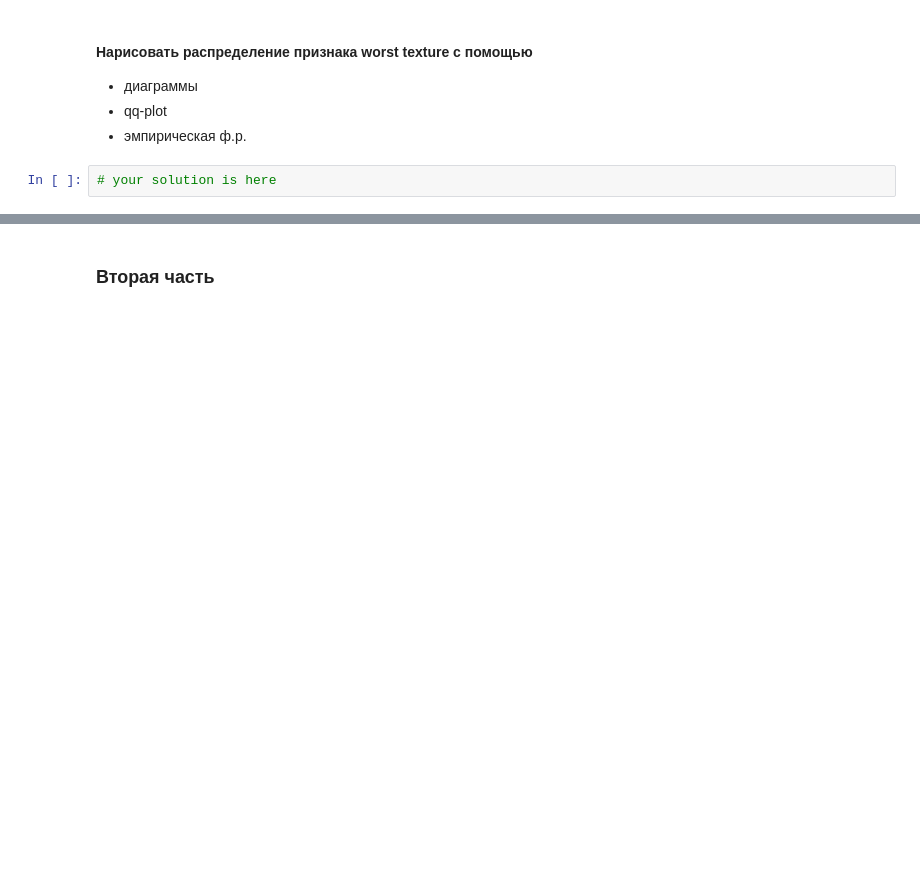
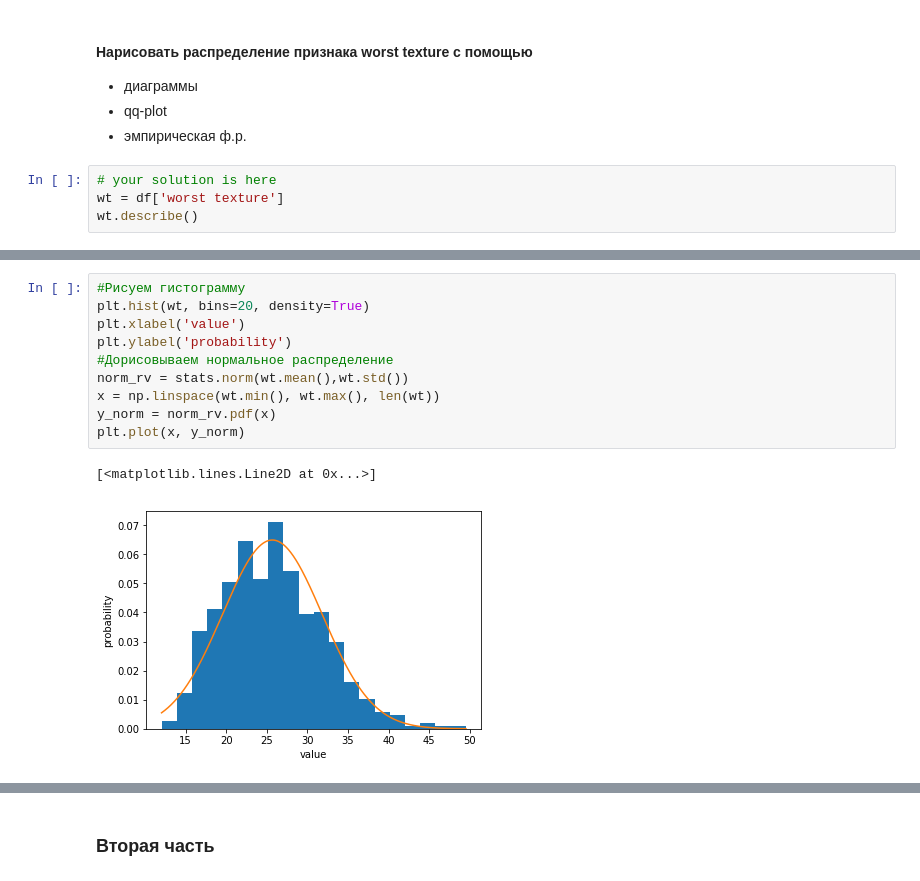
Before and after one commit to pastashkin/netology_python, a Jupyter notebook: homeworks/hw10(2).ipynb, the cells around one changed output, grey strips where cells are left out. Cells and saved outputs as stored; diff of their text form; blank space fills up the shorter version.

```diff
--- a/homeworks/hw10(2).ipynb
+++ b/homeworks/hw10(2).ipynb
@@ -108,3 +152,5 @@ df.describe()
 - эмпирическая ф.р.
 # %%
 # your solution is here
+wt = df['worst texture']
+wt.describe()
@@ -110,0 +167,13 @@ df.describe()
+# %%
+#Рисуем гистограмму
+plt.hist(wt, bins=20, density=True)
+plt.xlabel('value')
+plt.ylabel('probability')
+#Дорисовываем нормальное распределение
+norm_rv = stats.norm(wt.mean(),wt.std())
+x = np.linspace(wt.min(), wt.max(), len(wt))
+y_norm = norm_rv.pdf(x)
+plt.plot(x, y_norm)
+# %% [output]
+[<matplotlib.lines.Line2D at 0x...>]
+[figure, added]
```
Also changed, not shown: parts of 22 cells of this notebook, 1 other file.
